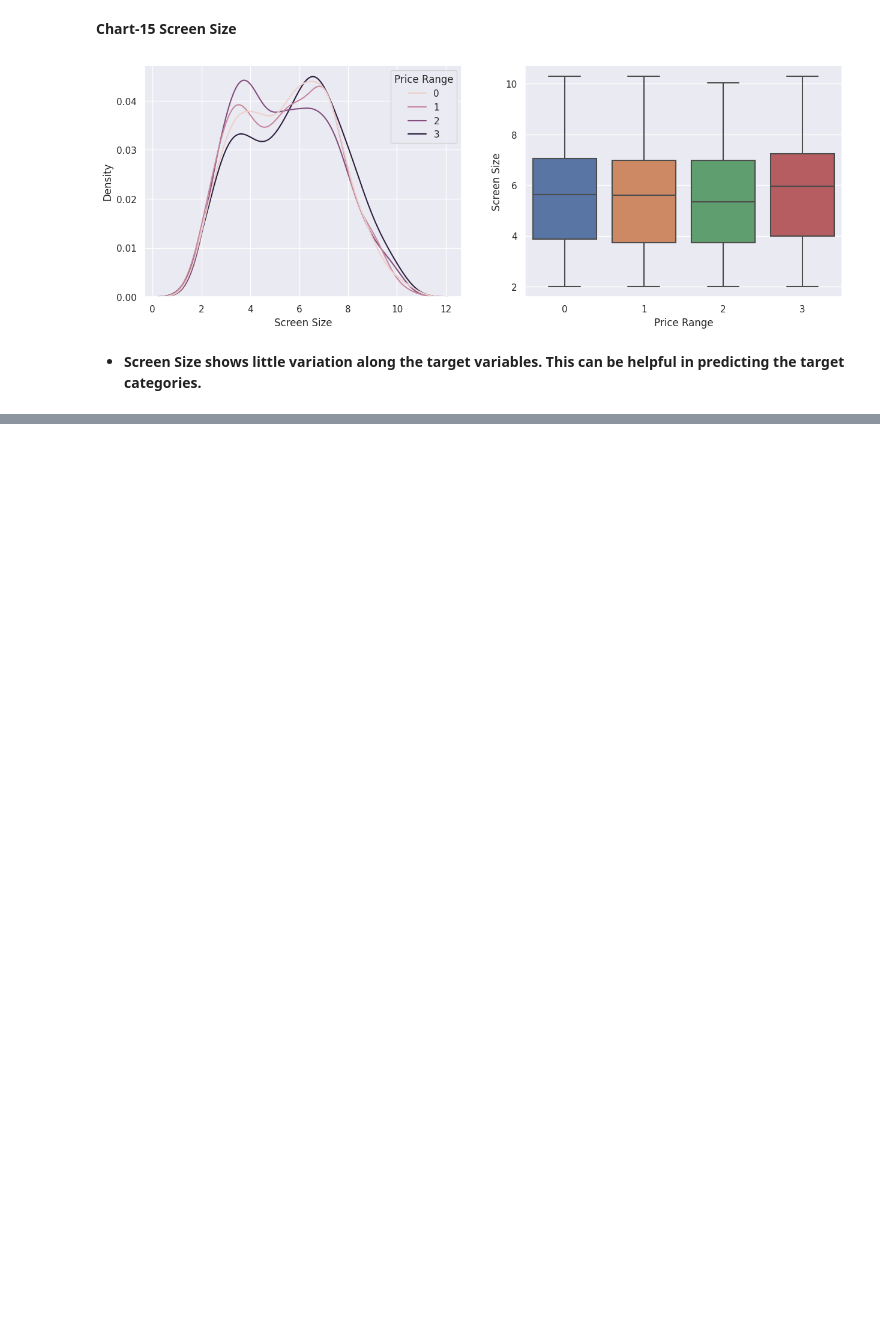
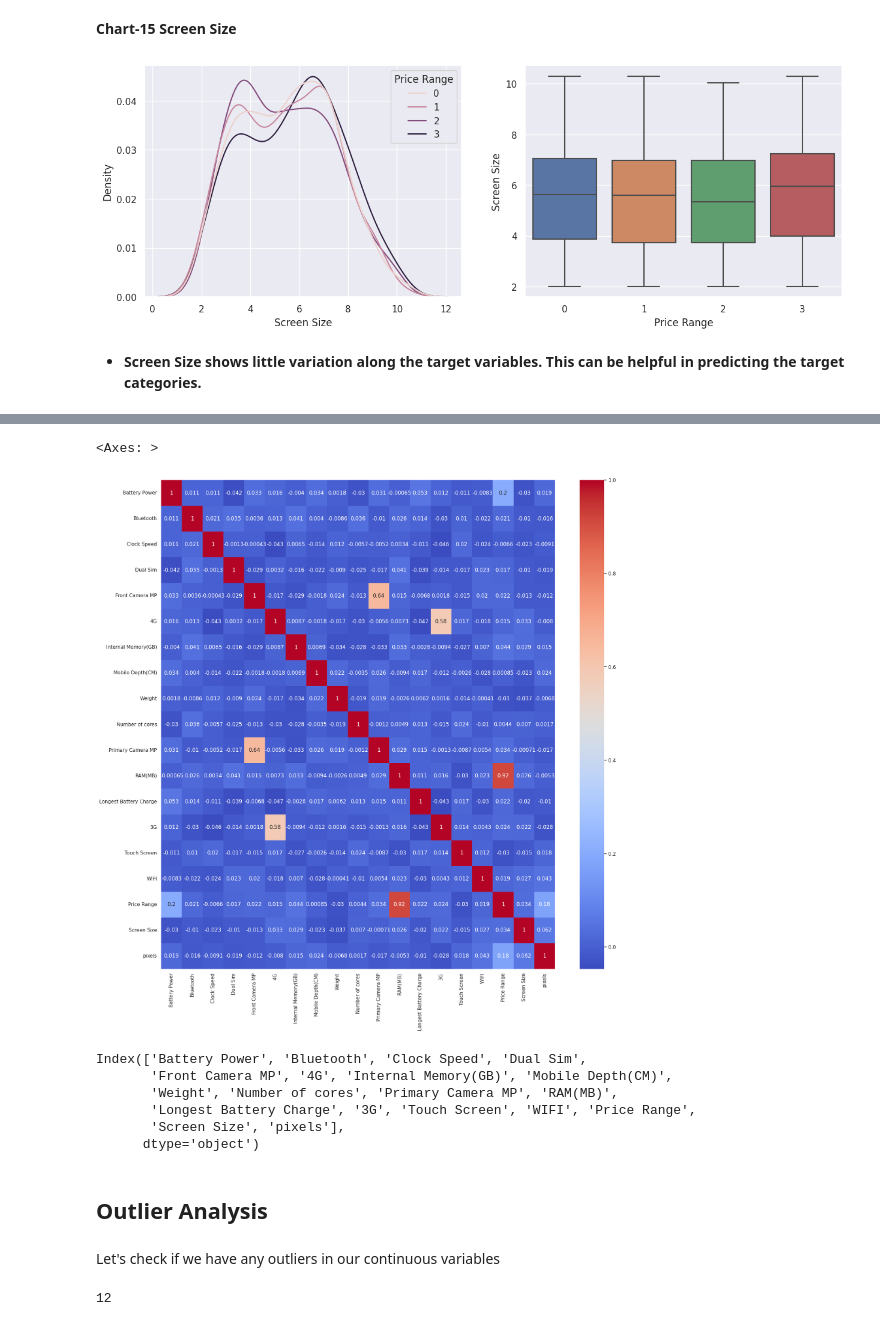
Before and after one commit to atulchune/Mobile-price-range-Prediction, a Jupyter notebook: Mobile_Price_Range_Prediction.ipynb, the cells around one changed output, grey strips where cells are left out. Saved outputs shown, nothing was run; the diff lists cells and outputs as text; code cells hidden in the pictures; blank space fills up the shorter version.

```diff
--- a/Mobile_Price_Range_Prediction.ipynb
+++ b/Mobile_Price_Range_Prediction.ipynb
@@ -671,0 +679,16 @@ plt.show()
+# %%
+
+#  defining new variable for pixels
+
+df['pixels'] = df['Pixel R. Height']*df['Pixel R. Width']
+# Dropping px_height and px_width
+
+df.drop(['Pixel R. Height', 'Pixel R. Width'], axis = 1, inplace = True)
+# Checking for multi-collinearity
+# %%
+correlation = df.corr()
+plt.figure(figsize = [20, 20])
+sns.heatmap(correlation, cmap = 'coolwarm', annot = True)
+# %% [output]
+<Axes: >
+[figure, added]
@@ -671,0 +701,13 @@ plt.show()
+# %%
+df.columns
+# %% [output]
+Index(['Battery Power', 'Bluetooth', 'Clock Speed', 'Dual Sim',
+       'Front Camera MP', '4G', 'Internal Memory(GB)', 'Mobile Depth(CM)',
+       'Weight', 'Number of cores', 'Primary Camera MP', 'RAM(MB)',
+       'Longest Battery Charge', '3G', 'Touch Screen', 'WIFI', 'Price Range',
+       'Screen Size', 'pixels'],
+      dtype='object')
+# %% [markdown]
+## **Outlier Analysis**
+# %% [markdown]
+Let's check if we have any outliers in our continuous variables
@@ -671,0 +717,4 @@ plt.show()
+# %%
+len(continuous)
+# %% [output]
+12
```
Also changed, not shown: parts of 17 cells of this notebook.
